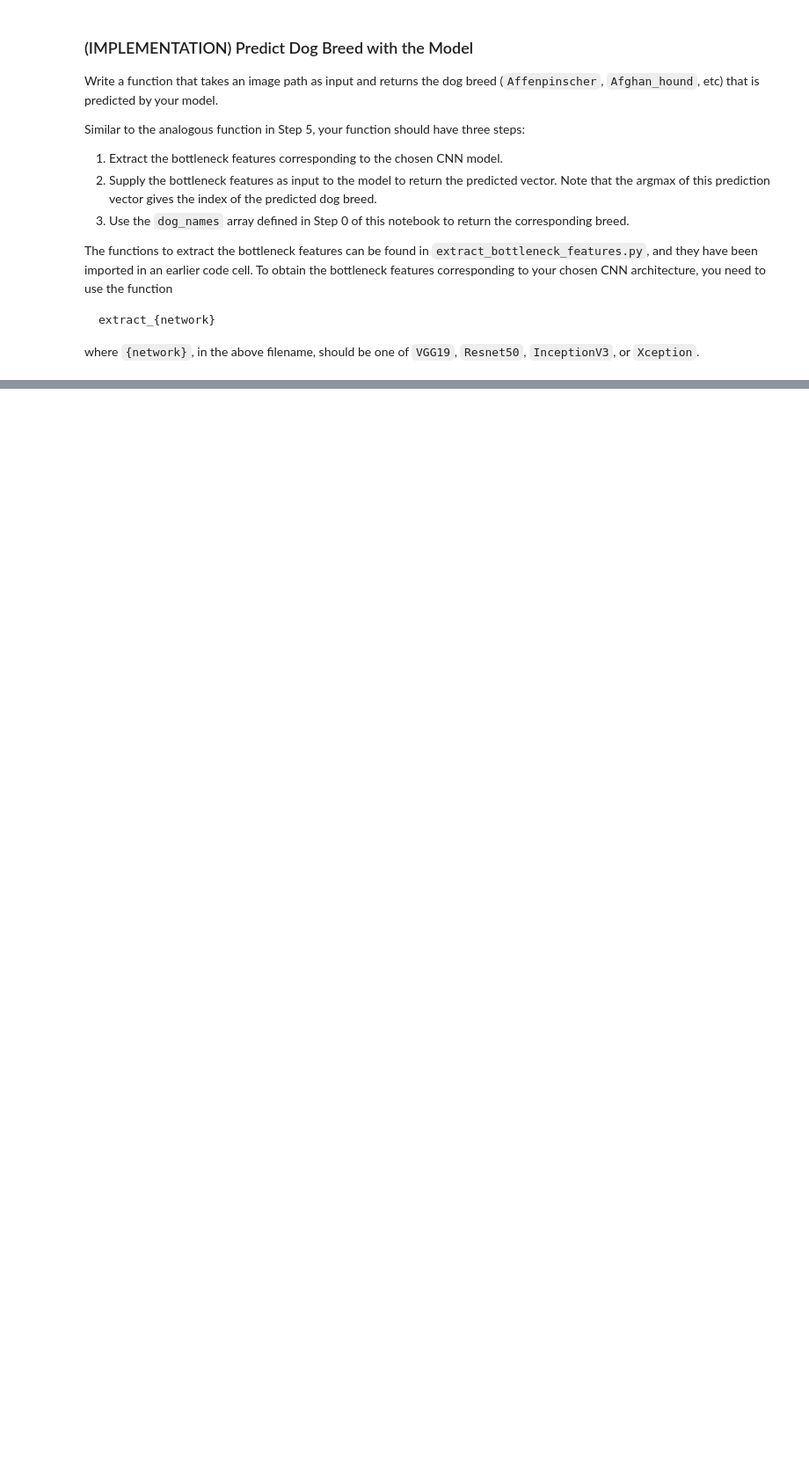
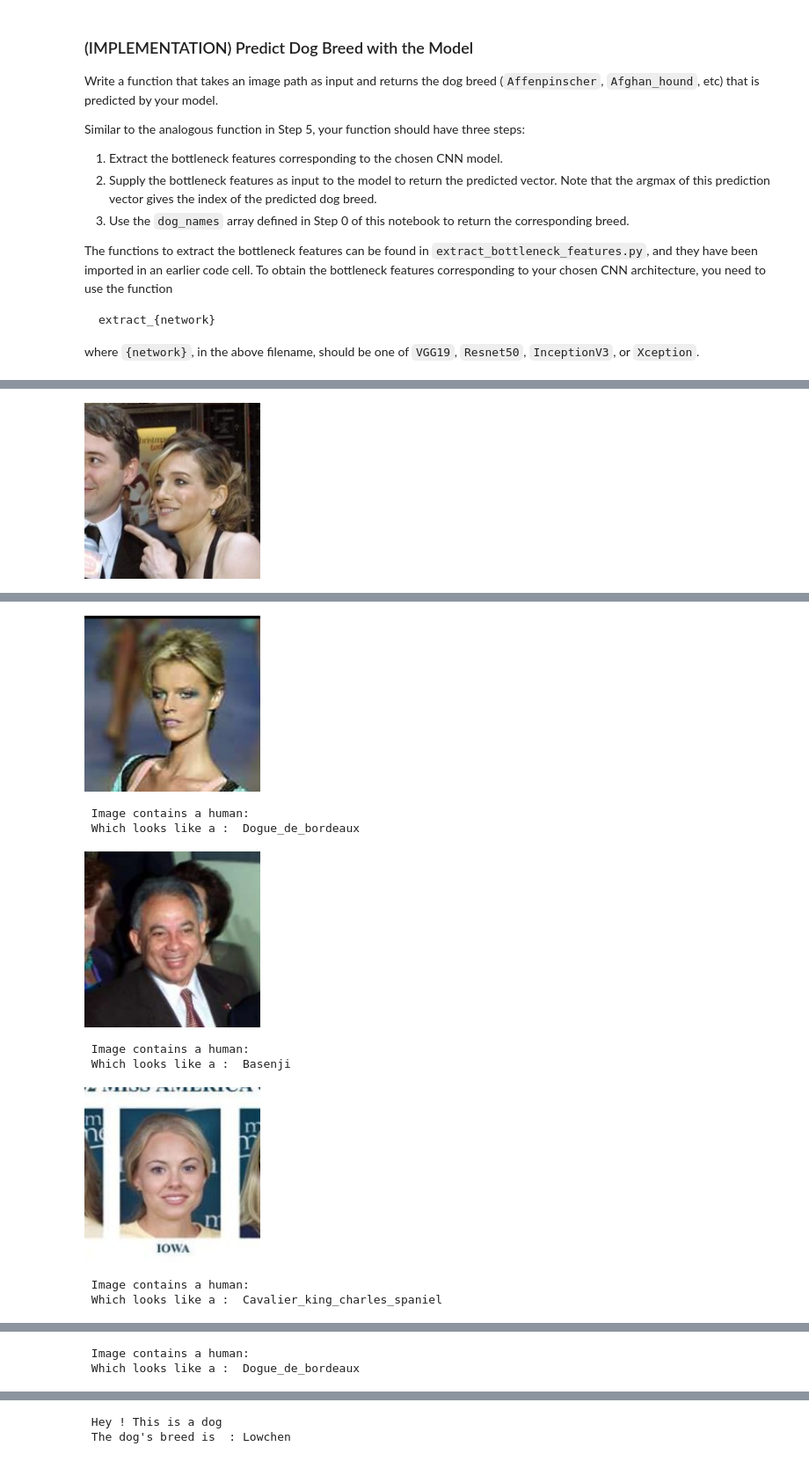
Before and after one commit to ysprem/dog-breed-classifier, a Jupyter notebook: dog_app.ipynb, the cells around one changed output, grey strips where cells are left out. Shown at 88% size. Saved outputs shown, nothing was run; the diff lists cells and outputs as text; code cells hidden in the pictures; blank space fills up the shorter version.

```diff
--- a/dog_app.ipynb
+++ b/dog_app.ipynb
@@ -715,10 +720,10 @@ Train your model in the code cell below.  Use model checkpointing to save the mo
 You are welcome to [augment the training data](https://blog.keras.io/building-powerful-image-classification-models-using-very-little-data.html), but this is not a requirement.
 # %%
 ### TODO: Train the model.
-checkpointer = ModelCheckpoint(filepath='saved_models/weights.best.transfer_model.h5',
+checkpointer = ModelCheckpoint(filepath='saved_models/weights.best.VGG19_transfer_model.hdf5',
                                verbose=1, save_best_only=True)
 
-VGG16_model.fit(train_VGG19, train_targets,
+VGG19_transfer_model.fit(train_VGG19, train_targets,
           validation_data=(valid_VGG19, valid_targets),
           epochs=20, batch_size=20, callbacks=[checkpointer], verbose=1)
 # %% [output]
@@ -744,4 +749,4 @@ Epoch 20/20
 ### (IMPLEMENTATION) Load the Model with the Best Validation Loss
 # %%
 ### TODO: Load the model weights with the best validation loss.
-transfer_model.load_weights('saved_models/weights.best.transfer_model.hdf5')
+VGG19_transfer_model.load_weights('saved_models/weights.best.VGG19_transfer_model.hdf5')
@@ -798,6 +782,13 @@ where `{network}`, in the above filename, should be one of `VGG19`, `Resnet50`,
 # %%
 ### TODO: Write a function that takes a path to an image as input
 ### and returns the dog breed that is predicted by the model.
+
+from extract_bottleneck_features import *
+
+def VGG19_transfer_model_predict_breed(img_path):
+    bottleneck_feature = extract_VGG19(path_to_tensor(img_path))
+    predicted_vector = VGG19_transfer_model.predict(bottleneck_feature)
+    return dog_names[np.argmax(predicted_vector)]
 # %% [markdown]
 ---
 <a id='step6'></a>
@@ -821,0 +810,28 @@ This photo looks like an Afghan Hound.
+# %%
+### TODO: Write your algorithm.
+### Feel free to use as many code cells as needed.
+
+
+from IPython.core.display import Image, display
+
+def predicts_dog_breed_by_image(img_path):
+    display(Image(img_path, width=200, height=200))
+
+    if face_detector(img_path) == 1: #it's a human
+        print (" Image contains a human: ")
+        dog_breed = VGG19_transfer_model_predict_breed(img_path).partition('.')[-1]
+
+        print (" Which looks like a : ", dog_breed )
+
+    elif dog_detector(img_path) == 1: #it's a dog
+        print(" Hey ! This is a dog ")
+        dog_breed = VGG19_transfer_model_predict_breed(img_path).partition('.')[-1]
+        print (" The dog's breed is  :", dog_breed )
+
+    else: #for something else
+        print (" This is something else ")
+# %%
+for file in np.hstack((human_files[100:105], np.hstack([train_files, valid_files, test_files])[50:55])):
+    predicts_dog_breed_by_image(file)
+# %% [output]
+[figure, added]
@@ -821,0 +842,9 @@ This photo looks like an Afghan Hound.
+[figure, added]
+ Image contains a human:
+ Which looks like a :  Dogue_de_bordeaux
+[figure, added]
+ Image contains a human:
+ Which looks like a :  Basenji
+[figure, added]
+ Image contains a human:
+ Which looks like a :  Cavalier_king_charles_spaniel
@@ -821,0 +852,2 @@ This photo looks like an Afghan Hound.
+ Image contains a human:
+ Which looks like a :  Dogue_de_bordeaux
@@ -821,0 +855,2 @@ This photo looks like an Afghan Hound.
+ Hey ! This is a dog
+ The dog's breed is  : Lowchen
```
Also changed, not shown: parts of 22 cells of this notebook.
